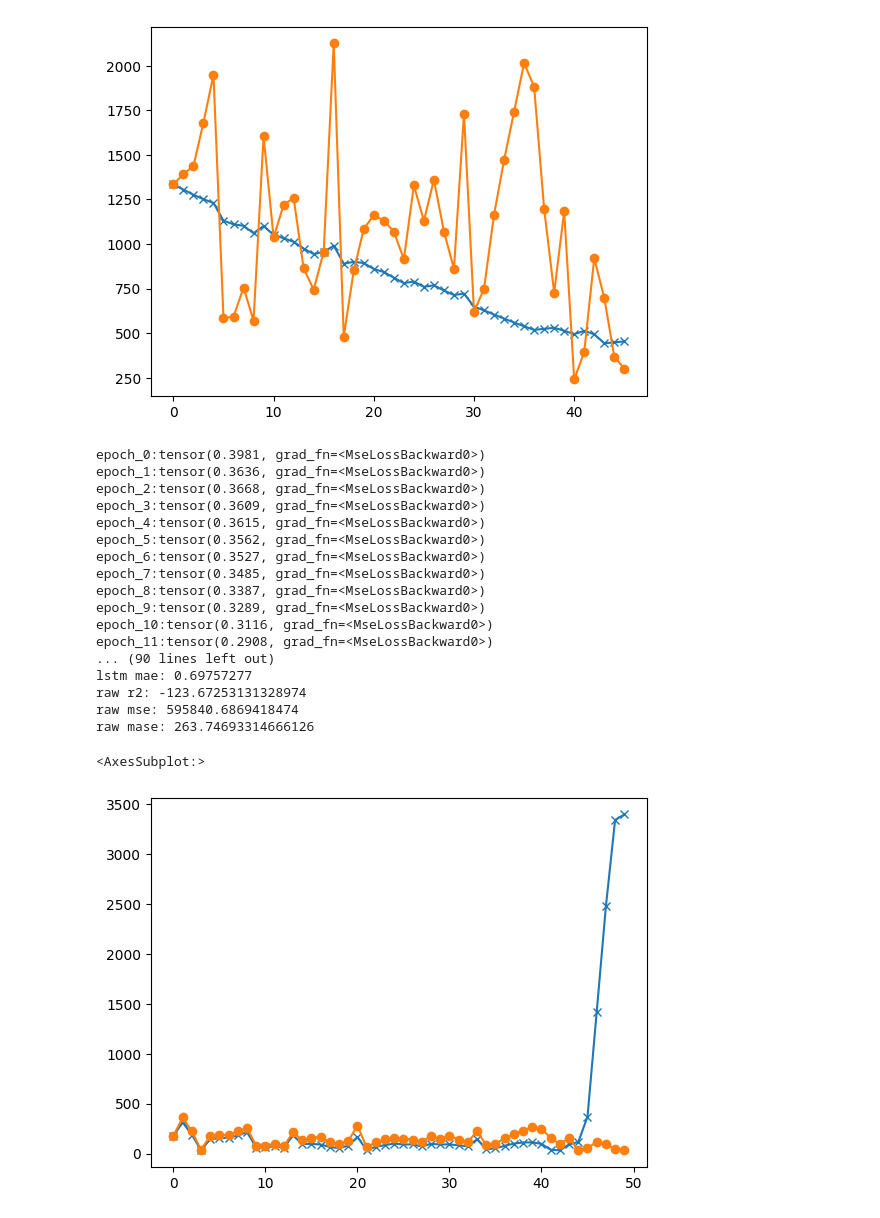
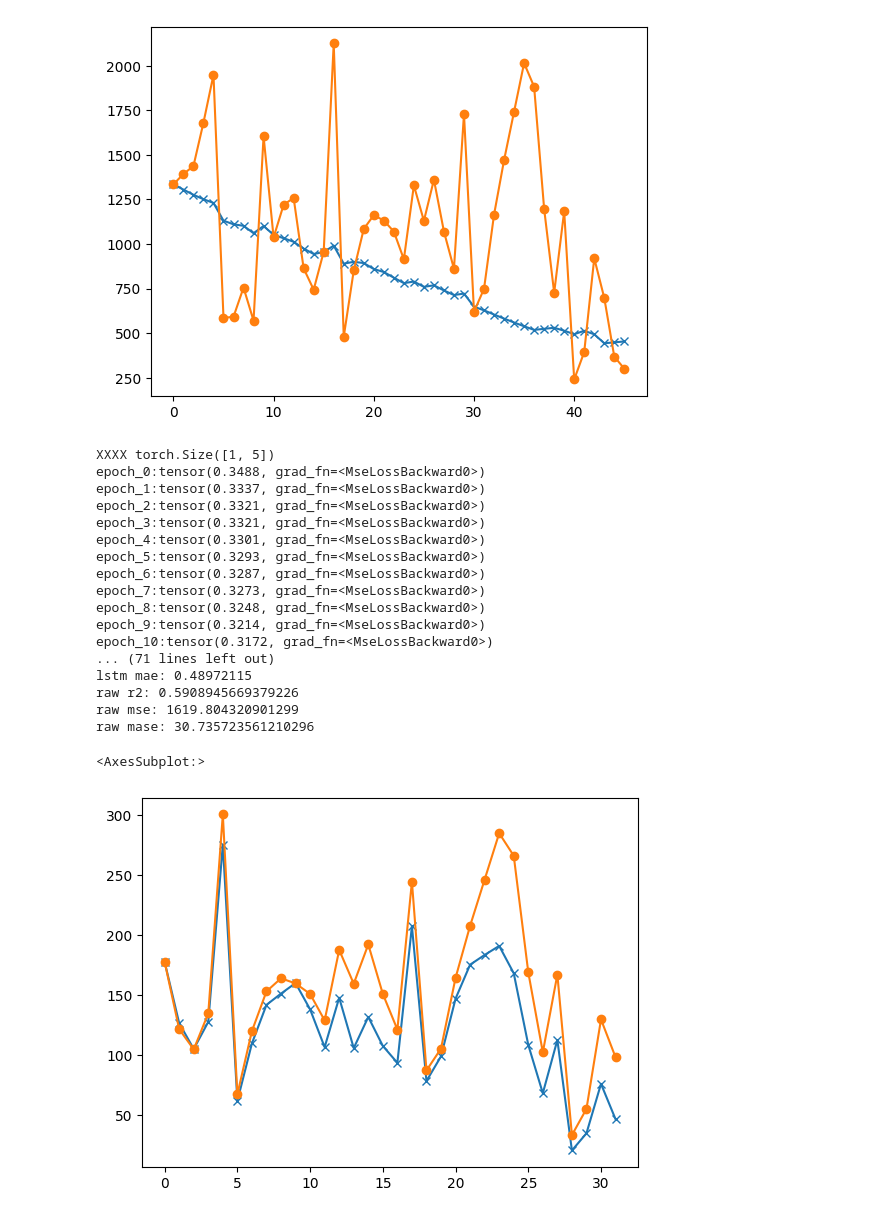
Before and after one commit to upcerbin/nmmcm3, a Jupyter notebook: A2.ipynb, the cells around one changed output. Drawn from its saved outputs; the diff is of its cells as text; code cells hidden in the pictures.

```diff
--- a/A2.ipynb
+++ b/A2.ipynb
@@ -447,9 +571,8 @@ def train_lstm(data,in_windows,out_windows,train_num,epoch_num):
         y.append(data[i+in_windows:i+in_windows+out_windows])
     X = np.array(X)
     y = np.array(y)
-    # print("XXX",X.shape)
-    # print("yyy",y.shape)
     X_train,y_train,X_test,y_test= torch.tensor(X[:train_num]).type(torch.float32),torch.tensor(y[:train_num]).type(torch.float32),torch.tensor(X[train_num:]).type(torch.float32),torch.tensor(y[train_num:],requires_grad=False).type(torch.float32)
+    print("XXXX",X_test.shape)
     model = lstm(in_windows=in_windows,out_windows=out_windows,hidden_size=50,hidden_num_layers=2)
     optimizer = torch.optim.AdamW(model.parameters(),lr=0.01)
     lossfn = torch.nn.MSELoss()
@@ -482,53 +605,54 @@ def inverse_difference(start,data):
     for i in data:
         s+=i
         l.append(s)
     return pd.DataFrame(l)
 
 
-in_window_size,out_window_size = 12,1
-input_data = diff_data[40:]
+in_window_size,out_window_size = 5,3
+train_start = 63
+input_data = diff_data[train_start:]
 input_data.columns = ['y']
-data_predict = train_lstm(input_data.y.values,in_window_size,out_window_size,train_num=40,epoch_num=100)
+data_predict = train_lstm(input_data.y.values,in_window_size,out_window_size,train_num=30,epoch_num=80)
 data_true = input_data[in_window_size:]
 if out_window_size!= 1 :
     data_true = data_true[:-out_window_size+1]
 
 # data_true.y.plot()
 # data_predict = pd.DataFrame(data_predict)
 # data_predict.index = data_true.index
 # data_predict[0].plot()
 # print(data_predict.shape)
 
 
-inverse_predict =  inverse_difference(input_data[:in_window_size].sum().values[0]+data['sales'][0],data_predict)
+inverse_predict =  inverse_difference(input_data[:in_window_size].sum().values[0]+data['sales'][0]+diff_data[:train_start][0].sum(),data_predict)
 inverse_predict = inverse_predict.apply(np.expm1)
 
-inverse_true  = inverse_difference(input_data[:in_window_size].sum().values[0]+data['sales'][0],data_true.y)
+inverse_true  = inverse_difference(input_data[:in_window_size].sum().values[0]+data['sales'][0]+diff_data[:train_start][0].sum(),data_true.y)
 inverse_true = inverse_true.apply(np.expm1)
 
 print("raw r2:",r2_score(inverse_true[0],inverse_predict[0]))
 print("raw mse:",mean_squared_error(inverse_true[0],inverse_predict[0]))
 print("raw mase:",mean_absolute_error(inverse_true[0],inverse_predict[0]))
 
 inverse_predict[0].plot(marker='x')
 inverse_true[0].plot(marker='o')
 # %% [output]
-epoch_0:tensor(0.3981, grad_fn=<MseLossBackward0>)
-epoch_1:tensor(0.3636, grad_fn=<MseLossBackward0>)
-epoch_2:tensor(0.3668, grad_fn=<MseLossBackward0>)
-epoch_3:tensor(0.3609, grad_fn=<MseLossBackward0>)
-epoch_4:tensor(0.3615, grad_fn=<MseLossBackward0>)
-epoch_5:tensor(0.3562, grad_fn=<MseLossBackward0>)
-epoch_6:tensor(0.3527, grad_fn=<MseLossBackward0>)
-epoch_7:tensor(0.3485, grad_fn=<MseLossBackward0>)
-epoch_8:tensor(0.3387, grad_fn=<MseLossBackward0>)
-epoch_9:tensor(0.3289, grad_fn=<MseLossBackward0>)
-epoch_10:tensor(0.3116, grad_fn=<MseLossBackward0>)
-epoch_11:tensor(0.2908, grad_fn=<MseLossBackward0>)
-... (90 lines left out)
-lstm mae: 0.69757277
-raw r2: -123.67253131328974
-raw mse: 595840.6869418474
-raw mase: 263.74693314666126
+XXXX torch.Size([1, 5])
+epoch_0:tensor(0.3488, grad_fn=<MseLossBackward0>)
+epoch_1:tensor(0.3337, grad_fn=<MseLossBackward0>)
+epoch_2:tensor(0.3321, grad_fn=<MseLossBackward0>)
+epoch_3:tensor(0.3321, grad_fn=<MseLossBackward0>)
+epoch_4:tensor(0.3301, grad_fn=<MseLossBackward0>)
+epoch_5:tensor(0.3293, grad_fn=<MseLossBackward0>)
+epoch_6:tensor(0.3287, grad_fn=<MseLossBackward0>)
+epoch_7:tensor(0.3273, grad_fn=<MseLossBackward0>)
+epoch_8:tensor(0.3248, grad_fn=<MseLossBackward0>)
+epoch_9:tensor(0.3214, grad_fn=<MseLossBackward0>)
+epoch_10:tensor(0.3172, grad_fn=<MseLossBackward0>)
+... (71 lines left out)
+lstm mae: 0.48972115
+raw r2: 0.5908945669379226
+raw mse: 1619.804320901299
+raw mase: 30.735723561210296
 <AxesSubplot:>
-[figure, old version]
+[figure, new version]
```
Also changed, not shown: parts of 9 cells of this notebook, 4 other files.
